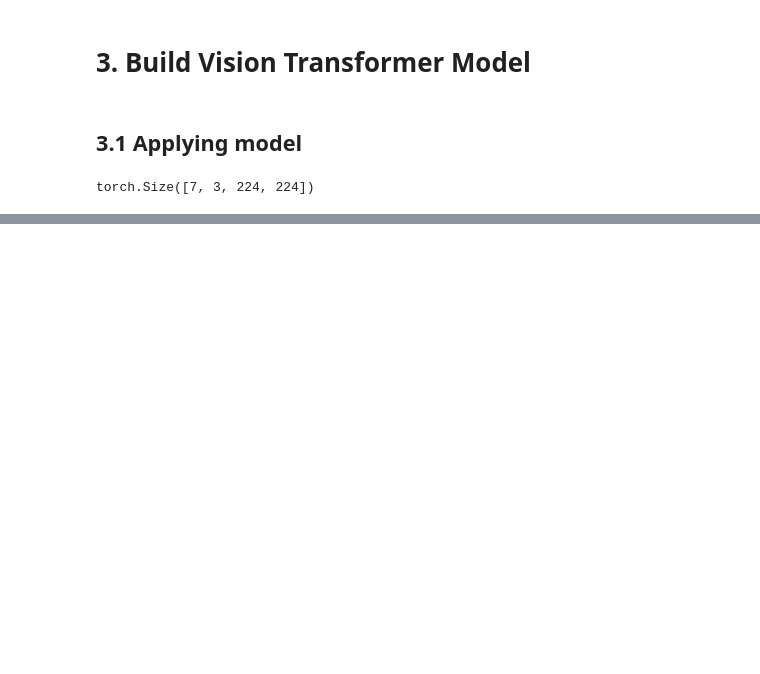
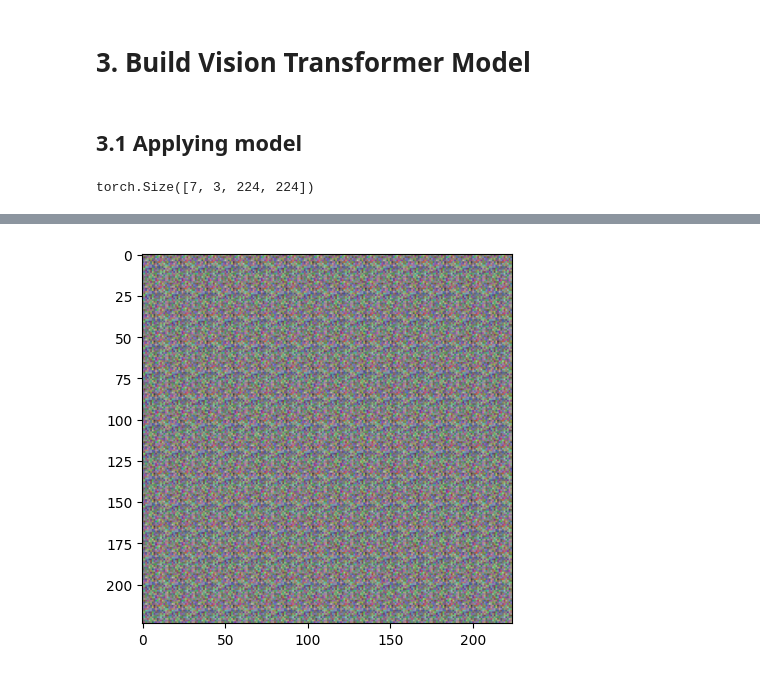
Before and after one commit to Migliorin/Image-Denoising, a Jupyter notebook: notebooks/ModelScripts/Transformer.ipynb, the cells around one changed output, grey strips where cells are left out. Saved outputs shown, nothing was run; the diff lists cells and outputs as text; code cells hidden in the pictures; blank space fills up the shorter version.

```diff
--- a/notebooks/ModelScripts/Transformer.ipynb
+++ b/notebooks/ModelScripts/Transformer.ipynb
@@ -298,0 +510,2 @@ Clipping input data to the valid range for imshow with RGB data ([0..1] for floa
+# %%
+img_reversed = rea(x)
@@ -298,0 +516,6 @@ Clipping input data to the valid range for imshow with RGB data ([0..1] for floa
+# %%
+img_reversed = norm(img_reversed)
+# %%
+sigmoid = nn.Sigmoid()
+# %%
+img_reversed = sigmoid(img_reversed)
@@ -298,0 +562,5 @@ Clipping input data to the valid range for imshow with RGB data ([0..1] for floa
+# %%
+plt.imshow(img_reversed[0].permute(1,2,0).detach().numpy())
+plt.show()
+# %% [output]
+[figure, added]
```
Also changed, not shown: parts of 60 cells of this notebook.
